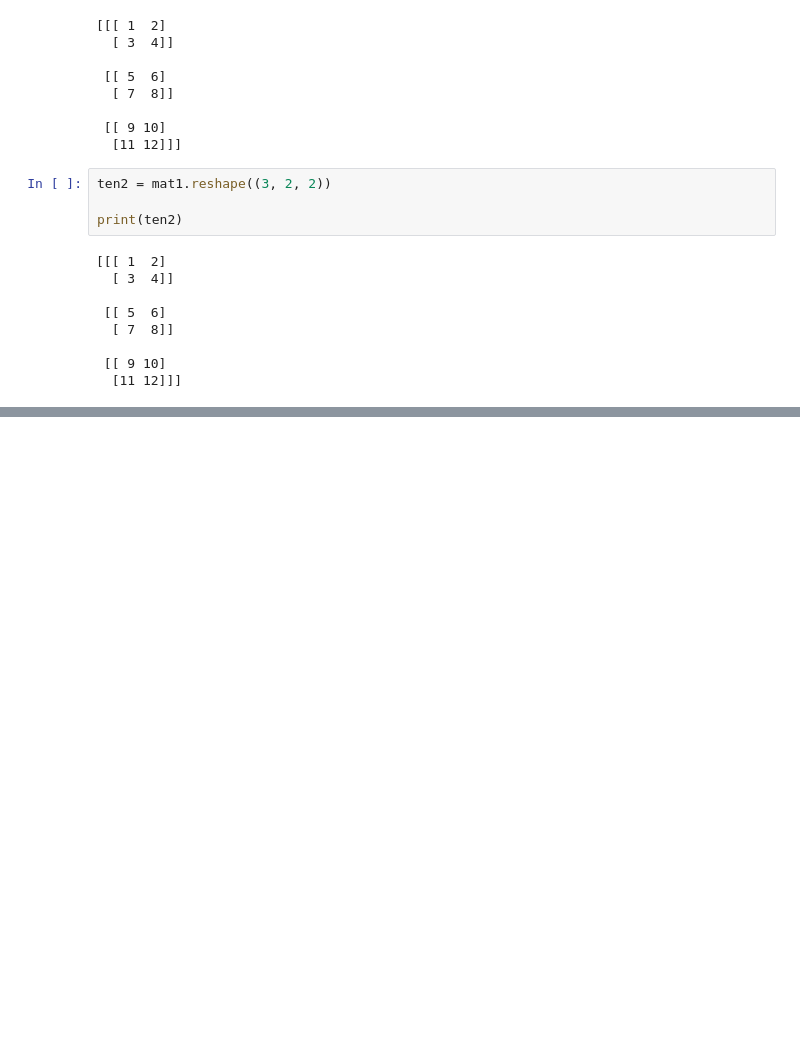
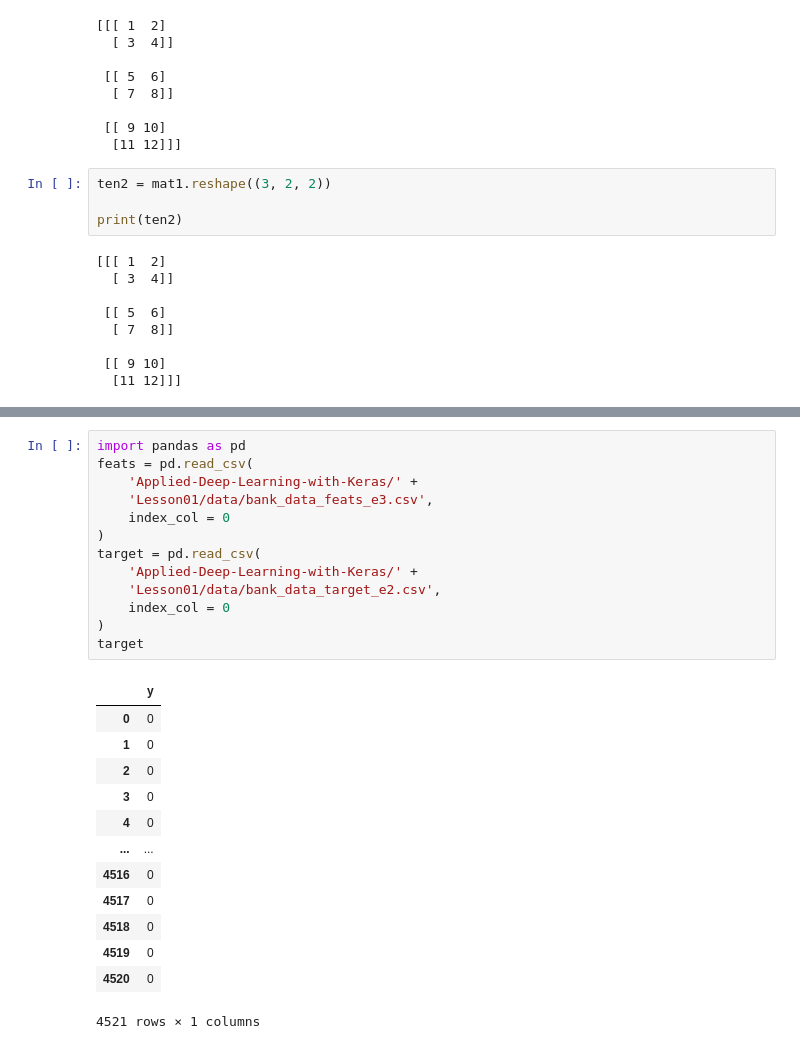
Before and after one commit to Jelly6489/testRepoKJY, a Jupyter notebook: third.ipynb, the cells around one changed output, grey strips where cells are left out. Saved outputs shown, nothing was run; the diff lists cells and outputs as text; blank space fills up the shorter version.

```diff
--- a/third.ipynb
+++ b/third.ipynb
@@ -259,0 +365,27 @@ print(ten4)
+# %%
+import pandas as pd
+feats = pd.read_csv(
+    'Applied-Deep-Learning-with-Keras/' +
+    'Lesson01/data/bank_data_feats_e3.csv',
+    index_col = 0
+)
+target = pd.read_csv(
+    'Applied-Deep-Learning-with-Keras/' +
+    'Lesson01/data/bank_data_target_e2.csv',
+    index_col = 0
+)
+target
+# %% [output]
+|  | y |
+| 0 | 0 |
+| 1 | 0 |
+| 2 | 0 |
+| 3 | 0 |
+| 4 | 0 |
+| ... | ... |
+| 4516 | 0 |
+| 4517 | 0 |
+| 4518 | 0 |
+| 4519 | 0 |
+| 4520 | 0 |
+4521 rows × 1 columns
```
Also changed, not shown: parts of 35 cells of this notebook.
